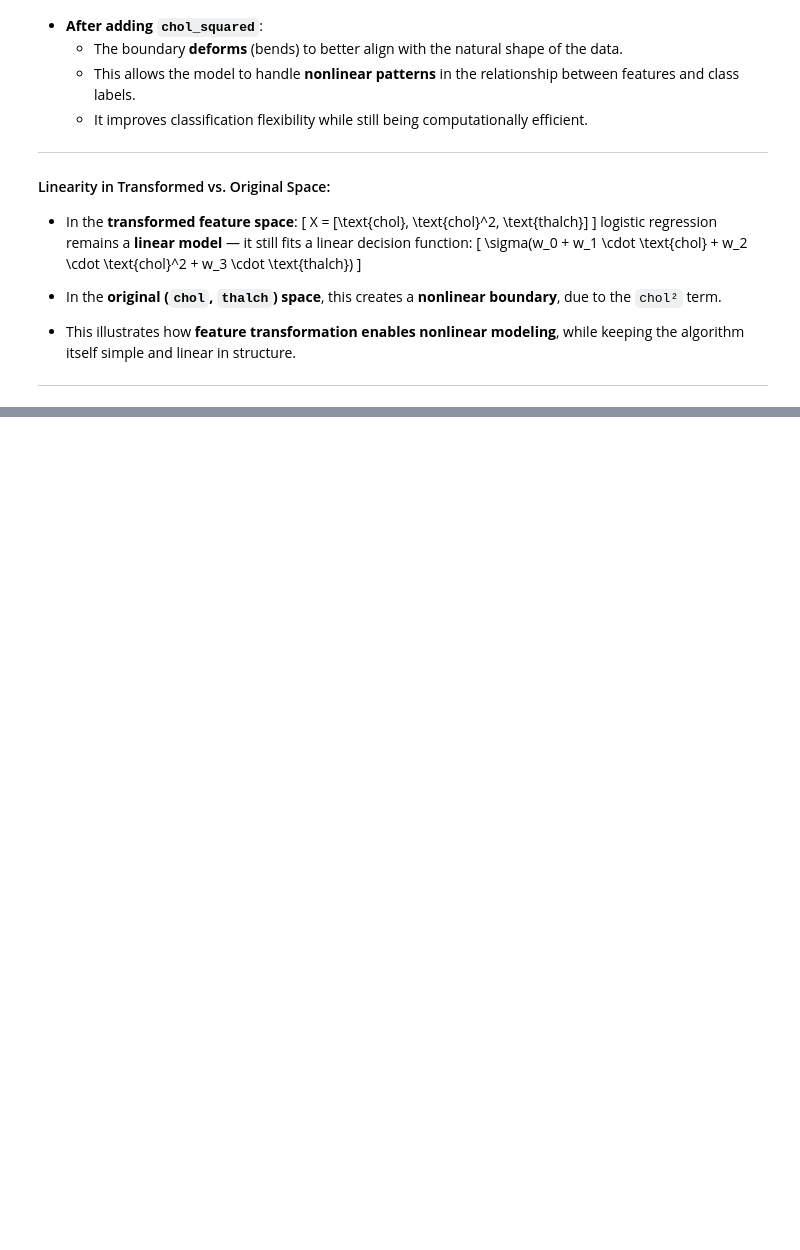
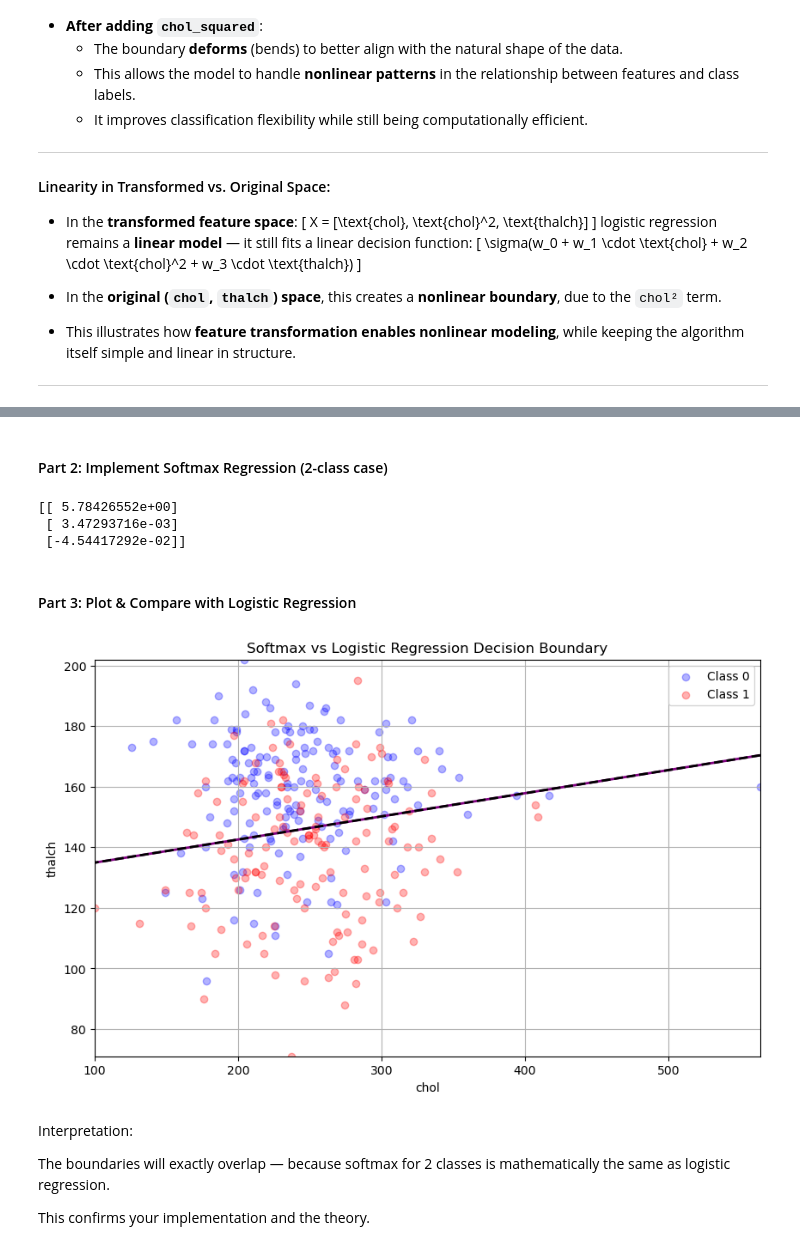
Before and after one commit to ParsaHaghighatgoo/-Cardiovascular-Risk-Prediction-, a Jupyter notebook: main.ipynb, the cells around one changed output, grey strips where cells are left out. Drawn from its saved outputs; the diff is of its cells as text; code cells hidden in the pictures; blank space fills up the shorter version.

```diff
--- a/main.ipynb
+++ b/main.ipynb
@@ -1294,0 +1344,63 @@ Learned weights: [ 4.15198007e+00  1.63390054e-02 -2.31505671e-05 -4.58994794e-0
+# %% [markdown]
+#### Part 2: Implement Softmax Regression (2-class case)
+# %%
+# Use 2-class softmax equivalent to logistic regression
+# Features: ["chol", "thalch"]
+X_soft = df_selected[["chol", "thalch"]].values
+y_soft = df_selected["target"].values.reshape(-1, 1)
+X_soft_aug = np.hstack((np.ones((X_soft.shape[0], 1)), X_soft))  # bias term
+
+def softmax_2class_newton(X, y, max_iter=20):
+    w = np.zeros((X.shape[1], 1))
+    for _ in range(max_iter):
+        z = X @ w
+        h = 1 / (1 + np.exp(-z))  # softmax for 2-class = sigmoid
+        grad = X.T @ (y - h)
+        D = np.diag((h * (1 - h)).flatten())
+        H = -X.T @ D @ X
+        w -= np.linalg.solve(H, grad)
+    return w
+
+weights_softmax = softmax_2class_newton(X_soft_aug, y_soft)
+print(weights_softmax)
+# %% [output]
+[[ 5.78426552e+00]
+ [ 3.47293716e-03]
+ [-4.54417292e-02]]
+# %% [markdown]
+#### Part 3: Plot & Compare with Logistic Regression
+# %%
+# Meshgrid
+x1_vals = np.linspace(X_soft[:, 0].min(), X_soft[:, 0].max(), 200)
+x2_vals = np.linspace(X_soft[:, 1].min(), X_soft[:, 1].max(), 200)
+X1_grid, X2_grid = np.meshgrid(x1_vals, x2_vals)
+grid_soft = np.c_[np.ones(X1_grid.size), X1_grid.ravel(), X2_grid.ravel()]
+
+# Predict using softmax weights
+z_soft = grid_soft @ weights_softmax
+probs_soft = sigmoid(z_soft).reshape(X1_grid.shape)
+
+# Plot
+plt.figure(figsize=(10, 6))
+# Softmax boundary
+plt.contour(X1_grid, X2_grid, probs_soft, levels=[0.5], colors='purple', linewidths=2, label="Softmax (2-class)")
+# Original logistic regression boundary (already computed as `probs`)
+plt.contour(X1_grid, X2_grid, probs, levels=[0.5], colors='black', linewidths=2, linestyles='--', label="Logistic Regression")
+
+# Data points
+plt.scatter(X0[:, 0], X0[:, 1], color='blue', alpha=0.3, label='Class 0')
+plt.scatter(X1[:, 0], X1[:, 1], color='red', alpha=0.3, label='Class 1')
+plt.title("Softmax vs Logistic Regression Decision Boundary")
+plt.xlabel("chol")
+plt.ylabel("thalch")
+plt.legend()
+plt.grid(True)
+plt.show()
+# %% [output]
+[figure, added]
+# %% [markdown]
+Interpretation:
+
+The boundaries will exactly overlap — because softmax for 2 classes is mathematically the same as logistic regression.
+
+This confirms your implementation and the theory.
```
Also changed, not shown: parts of 2 cells of this notebook, 1 other file.
